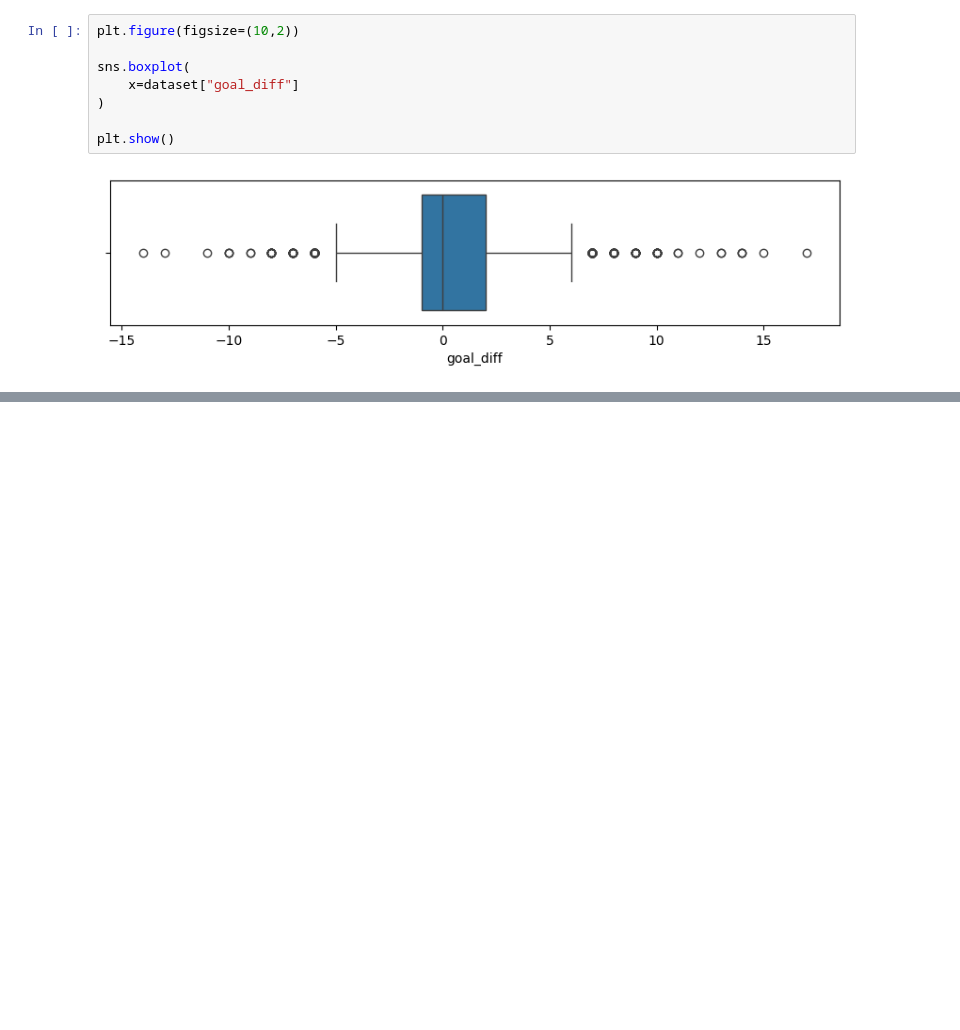
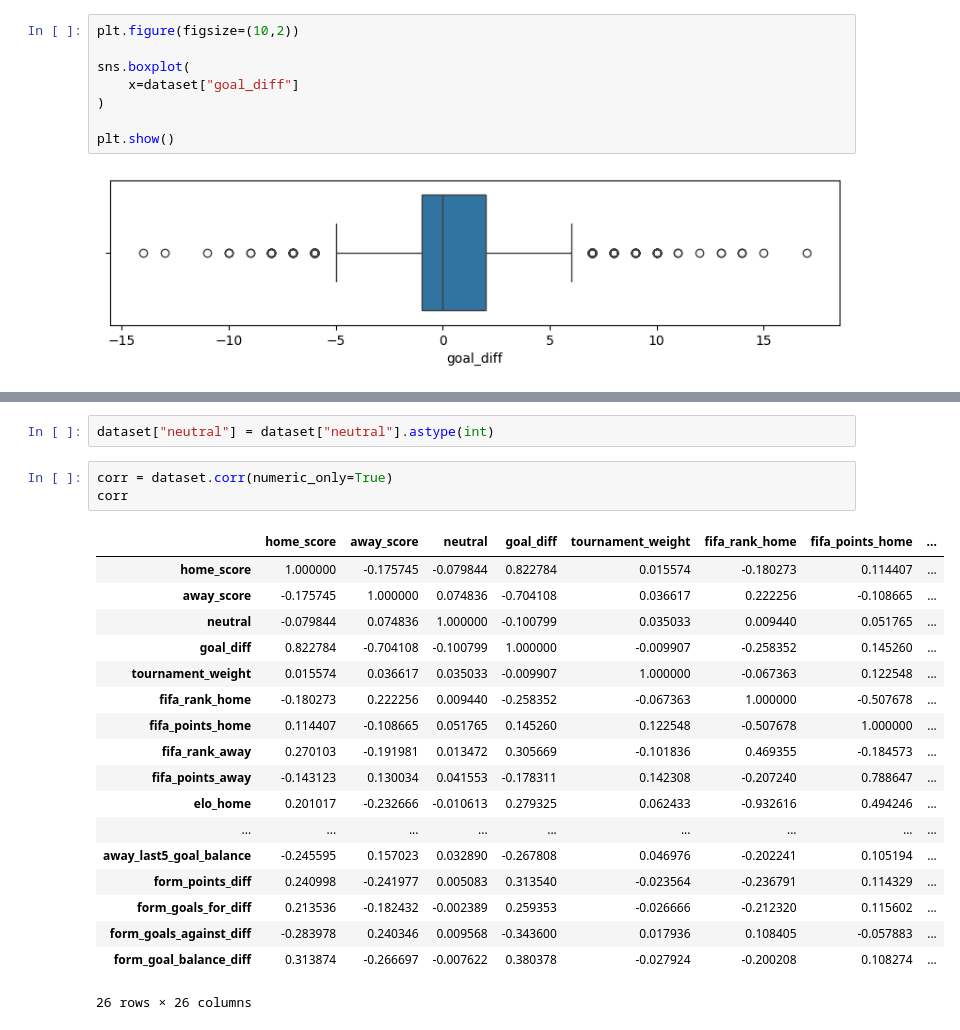
Before and after one commit to alejandro21rg/proyecto_ml, a Jupyter notebook: analisis.ipynb, the cells around one changed output, grey strips where cells are left out. Cells and saved outputs as stored; diff of their text form; blank space fills up the shorter version.

```diff
--- a/analisis.ipynb
+++ b/analisis.ipynb
@@ -178,0 +252,24 @@ plt.show()
+# %%
+dataset["neutral"] = dataset["neutral"].astype(int)
+# %%
+corr = dataset.corr(numeric_only=True)
+corr
+# %% [output]
+|  | home_score | away_score | neutral | goal_diff | tournament_weight | fifa_rank_home | fifa_points_home | ... |
+| home_score | 1.000000 | -0.175745 | -0.079844 | 0.822784 | 0.015574 | -0.180273 | 0.114407 | ... |
+| away_score | -0.175745 | 1.000000 | 0.074836 | -0.704108 | 0.036617 | 0.222256 | -0.108665 | ... |
+| neutral | -0.079844 | 0.074836 | 1.000000 | -0.100799 | 0.035033 | 0.009440 | 0.051765 | ... |
+| goal_diff | 0.822784 | -0.704108 | -0.100799 | 1.000000 | -0.009907 | -0.258352 | 0.145260 | ... |
+| tournament_weight | 0.015574 | 0.036617 | 0.035033 | -0.009907 | 1.000000 | -0.067363 | 0.122548 | ... |
+| fifa_rank_home | -0.180273 | 0.222256 | 0.009440 | -0.258352 | -0.067363 | 1.000000 | -0.507678 | ... |
+| fifa_points_home | 0.114407 | -0.108665 | 0.051765 | 0.145260 | 0.122548 | -0.507678 | 1.000000 | ... |
+| fifa_rank_away | 0.270103 | -0.191981 | 0.013472 | 0.305669 | -0.101836 | 0.469355 | -0.184573 | ... |
+| fifa_points_away | -0.143123 | 0.130034 | 0.041553 | -0.178311 | 0.142308 | -0.207240 | 0.788647 | ... |
+| elo_home | 0.201017 | -0.232666 | -0.010613 | 0.279325 | 0.062433 | -0.932616 | 0.494246 | ... |
+| ... | ... | ... | ... | ... | ... | ... | ... | ... |
+| away_last5_goal_balance | -0.245595 | 0.157023 | 0.032890 | -0.267808 | 0.046976 | -0.202241 | 0.105194 | ... |
+| form_points_diff | 0.240998 | -0.241977 | 0.005083 | 0.313540 | -0.023564 | -0.236791 | 0.114329 | ... |
+| form_goals_for_diff | 0.213536 | -0.182432 | -0.002389 | 0.259353 | -0.026666 | -0.212320 | 0.115602 | ... |
+| form_goals_against_diff | -0.283978 | 0.240346 | 0.009568 | -0.343600 | 0.017936 | 0.108405 | -0.057883 | ... |
+| form_goal_balance_diff | 0.313874 | -0.266697 | -0.007622 | 0.380378 | -0.027924 | -0.200208 | 0.108274 | ... |
+26 rows × 26 columns
```
Also changed, not shown: parts of 11 cells of this notebook, 21 other files.
